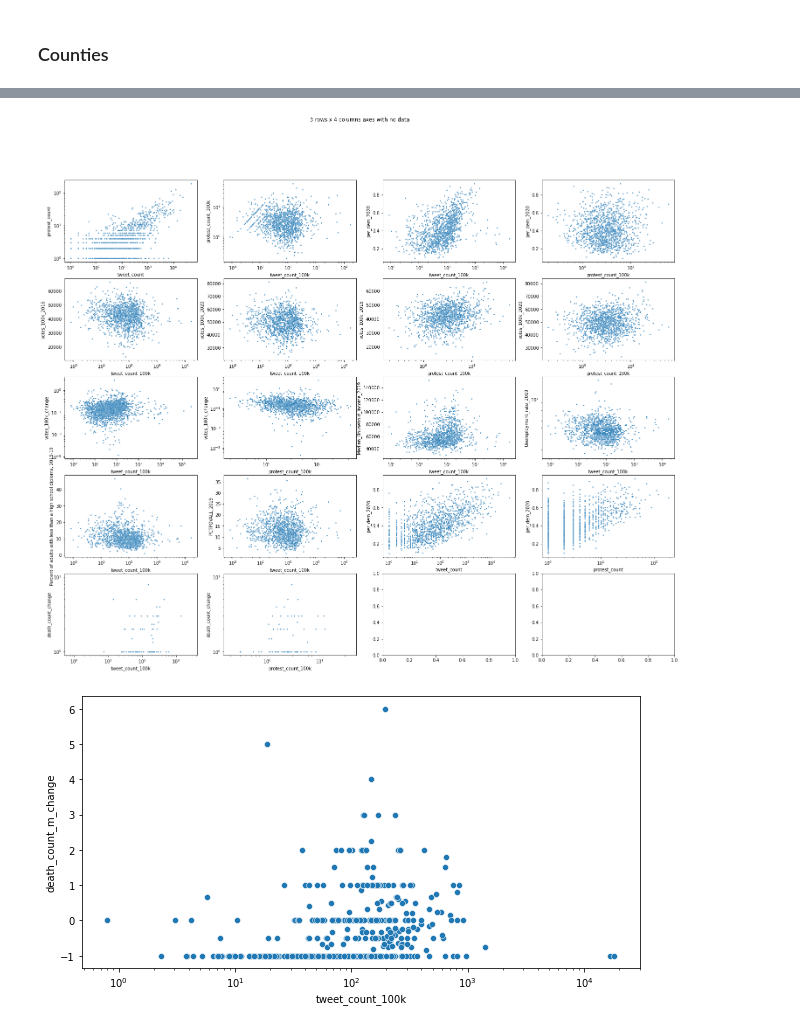
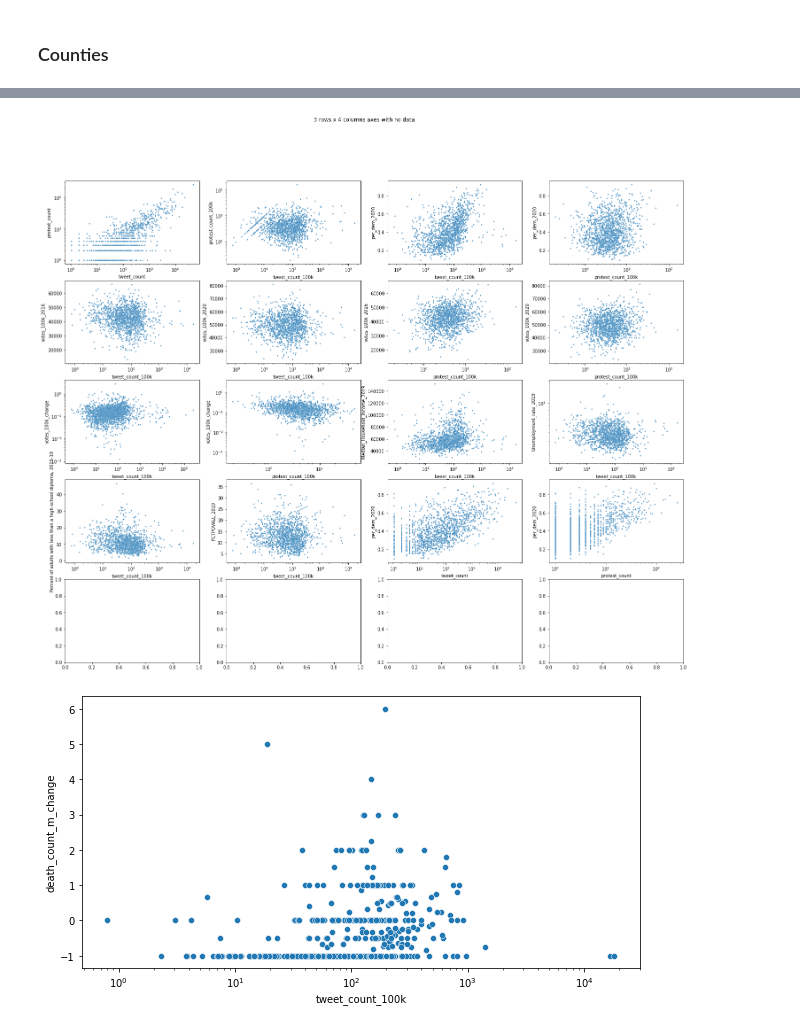
Before and after one commit to lnicoletti/hashtag_activism_protest, a Jupyter notebook: notebooks/2-DataExplorationAPI2.ipynb, the cells around one changed output, grey strips where cells are left out. Drawn from its saved outputs; the diff is of its cells as text; code cells hidden in the pictures.

```diff
--- a/notebooks/2-DataExplorationAPI2.ipynb
+++ b/notebooks/2-DataExplorationAPI2.ipynb
@@ -80,7 +80,7 @@ groups = ["BLM: Black Lives Matter", "NAN: National Action Network", "African Am
           "NABPP", "SURJ", "APSP: African People's Socialist Party", "Black Fist Coalition", "Black, Young, And Educated", "Black Panthers",
           "CCBP: Chesapeake Coalition of Black Pastors", "NABPP: New Afrikan Black Panther Party", "Black Leaders Movement LNK",
           "Black Unity", "RBPP: Revolutionary Black Panther Party", "BU: Black Unity", "Black Horse Militia",
-          "APSP: African People's Socialist Party", "RAM: Revolutionary Abolitionist Movement"]
+          "APSP: African People's Socialist Party", "RAM: Revolutionary Abolitionist Movement", "NFAC: Not Fucking Around Coalition"]
 
 # mask = df_p.iloc[:, 9].str.contains(r'\b(?:{})\b'.format('|'.join(groups)))
 # df_p[~mask]
@@ -94,7 +94,7 @@ df_p = df_p[(df_p.stack().str.contains('|'.join(groups)).any(level=0))&
      ((df_p.EVENT_TYPE=="Protests")|(df_p.EVENT_TYPE=="Riots"))&
      (df_p['EVENT_DATE']> "2020-05-20")]
 # %%
-df_p['created_at'] = pd.to_datetime(tweets_gdf['created_at'])
+df_p['created_at'] = pd.to_datetime(df_p['EVENT_DATE'])
 df_p['protest_count'] = 1
 df_p['created_at_day'] = df_p['created_at'].dt.strftime('%m-%d')
 
@@ -127,11 +131,12 @@ sns.lineplot(data = df_p.groupby('created_at_day').sum().reset_index(), x = 'cre
 (10962, 29)
 # %%
 # tweets_gdf = gpd.read_file("tweets_gdf_fs.geojson", driver="GeoJSON")
-df_p = pd.read_excel("../protests/USA_2020_2021_Feb12.xlsx")
-tweets_gdf = tweets_gdf[tweets_gdf['geometry'].isna()==False]
+# df_p = pd.read_excel("../protests/USA_2020_2021_Feb12.xlsx")
+# tweets_gdf = tweets_gdf[tweets_gdf['geometry'].isna()==False]
 # df_p = pd.read_excel('../USA_2020_2021_Feb12.xlsx')
 df_p['protest_count'] = 1
 df_p['EVENT_DATE'] = pd.to_datetime(df_p['EVENT_DATE'])
-df_p = df_p[(df_p['ASSOC_ACTOR_1'] == "BLM: Black Lives Matter")&(df_p['EVENT_DATE']> "2020-05-25")]
-print("In 2020,", len(df_p), "BLM protests took place after George Floyd's death on May 25th")
+df_p = df_p[(df_p['EVENT_DATE']>="2020-05-26")&(df_p['EVENT_DATE']<="2020-11-09")]
+# df_p = df_p[(df_p['ASSOC_ACTOR_1'] == "BLM: Black Lives Matter")&(df_p['EVENT_DATE']> "2020-05-25")]
+print("In 2020,", len(df_p), "BLM and racial racial equality protests took place after George Floyd's death on May 25th")
 # %% [output]
@@ -260,6 +252,7 @@ counties_p = gpd.sjoin(gdf_p, counties, how='right')
 counties_p = counties_p.groupby(['GEOID']).sum().reset_index()[['GEOID', 'protest_count']]
 # interpolate protests and tweets per county (sum on tweet_count and protest_count)
 tweets_gdf['tweet_count'] = 1
+tweets_gdf = tweets_gdf[tweets_gdf.geometry.type == 'Point']
 counties_t = gpd.sjoin(tweets_gdf, counties, how='right')
 counties_t = counties_t.groupby(['GEOID']).sum().reset_index()[['GEOID', "tweet_count", tweet_agg_metric]]
 
@@ -345,37 +338,37 @@ plots_data = [[counties_tp[(counties_tp['tweet_count']!=0)&(counties_tp['protest
               [counties_tp[(counties_tp['tweet_count_100k']!=0)&(counties_tp['protest_count_100k']!=0)], 'tweet_count_100k', 'votes_100k_2020'],
               [counties_tp[(counties_tp['tweet_count_100k']!=0)&(counties_tp['protest_count_100k']!=0)], 'protest_count_100k', 'votes_100k_2016'],
               [counties_tp[(counties_tp['tweet_count_100k']!=0)&(counties_tp['protest_count_100k']!=0)], 'protest_count_100k', 'votes_100k_2020'],
               [counties_tp[(counties_tp['tweet_count_100k']>0)&(counties_tp['votes_100k_change']>0)], 'tweet_count_100k', 'votes_100k_change'],
               [counties_tp[(counties_tp['protest_count_100k']>0)&(counties_tp['votes_100k_change']>0)], 'protest_count_100k', 'votes_100k_change'],
               [counties_tp[(counties_tp['tweet_count_100k']!=0)&(counties_tp['protest_count_100k']!=0)], 'tweet_count_100k', 'Median_Household_Income_2019'],
               [counties_tp[(counties_tp['tweet_count_100k']!=0)&(counties_tp['protest_count_100k']!=0)], 'tweet_count_100k', 'Unemployment_rate_2019'],
               [counties_tp[(counties_tp['tweet_count_100k']!=0)&(counties_tp['protest_count_100k']!=0)], 'tweet_count_100k', 'Percent of adults with less than a high school diploma, 2015-19'],
               [counties_tp[(counties_tp['tweet_count_100k']!=0)&(counties_tp['protest_count_100k']!=0)], 'tweet_count_100k', 'PCTPOVALL_2019'],
               [counties_tp[(counties_tp['tweet_count']!=0)&(counties_tp['protest_count']!=0)], 'tweet_count', 'per_dem_2020'],
-              [counties_tp[(counties_tp['tweet_count']!=0)&(counties_tp['protest_count']!=0)], 'protest_count', 'per_dem_2020'],
+              [counties_tp[(counties_tp['tweet_count']!=0)&(counties_tp['protest_count']!=0)], 'protest_count', 'per_dem_2020'],]
 
-              [counties_tp[(counties_tp['tweet_count_100k']!=0)&(counties_tp['death_count_change'].isna() == False)], 'tweet_count_100k', 'death_count_change'],
-              [counties_tp[(counties_tp['protest_count_100k']!=0)&(counties_tp['death_count_change'].isna() == False)], 'protest_count_100k', 'death_count_change']]
+#               [counties_tp[(counties_tp['tweet_count_100k']!=0)&(counties_tp['death_count_change'].isna() == False)], 'tweet_count_100k', 'death_count_change'],
+#               [counties_tp[(counties_tp['protest_count_100k']!=0)&(counties_tp['death_count_change'].isna() == False)], 'protest_count_100k', 'death_count_change']]
 
 log_x = [2, 3, 4, 5, 6, 7, 10, 12, 13, 14, 15]
 
 # log_both = [0, 1, 4, 5, 7]
 
 ax_num = 0
 
 for data, x, y in plots_data:
     sns.scatterplot(data=data,
                     x=x, y=y, ax=axes[ax_num], s=7)
 
     if ax_num in log_x:
         axes[ax_num].set_xscale('log')
     else:
         axes[ax_num].set_xscale('log')
         axes[ax_num].set_yscale('log')
 
     ax_num +=1
 # %% [output]
-[figure, old version]
+[figure, new version]
 # %%
 fig, ax = plt.subplots(figsize=(10,5))
 sns.scatterplot(data = counties_tp[(counties_tp['tweet_count_100k']!=0)], x="tweet_count_100k", y="death_count_m_change")
```
Also changed, not shown: parts of 12 cells of this notebook.
